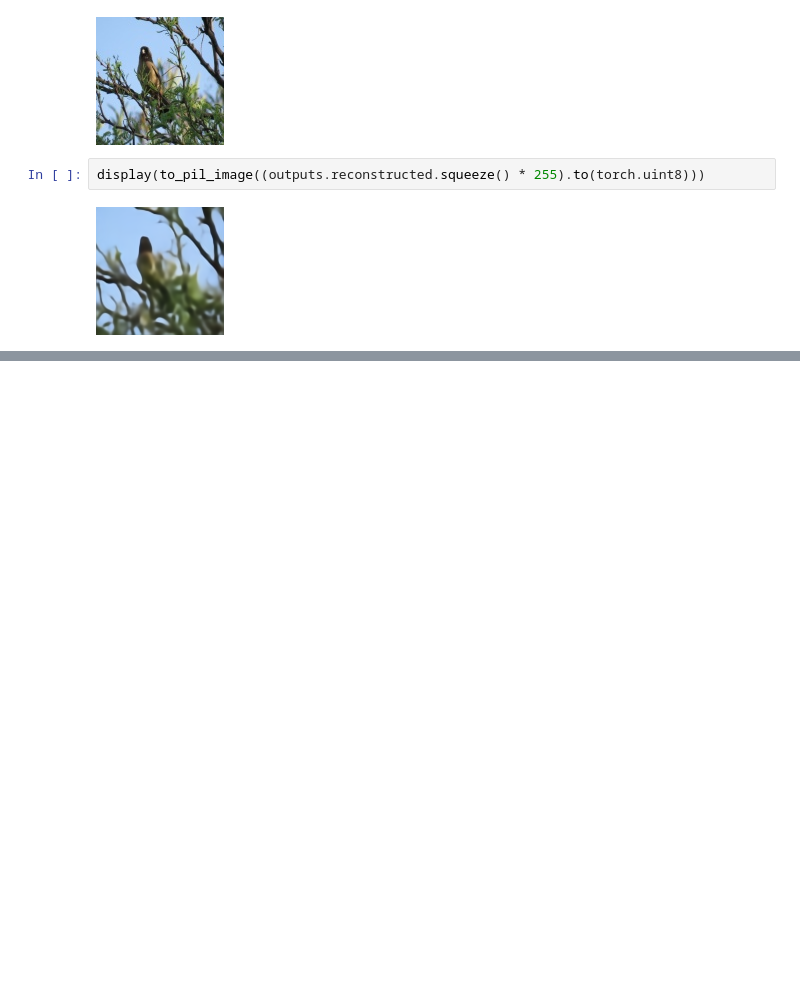
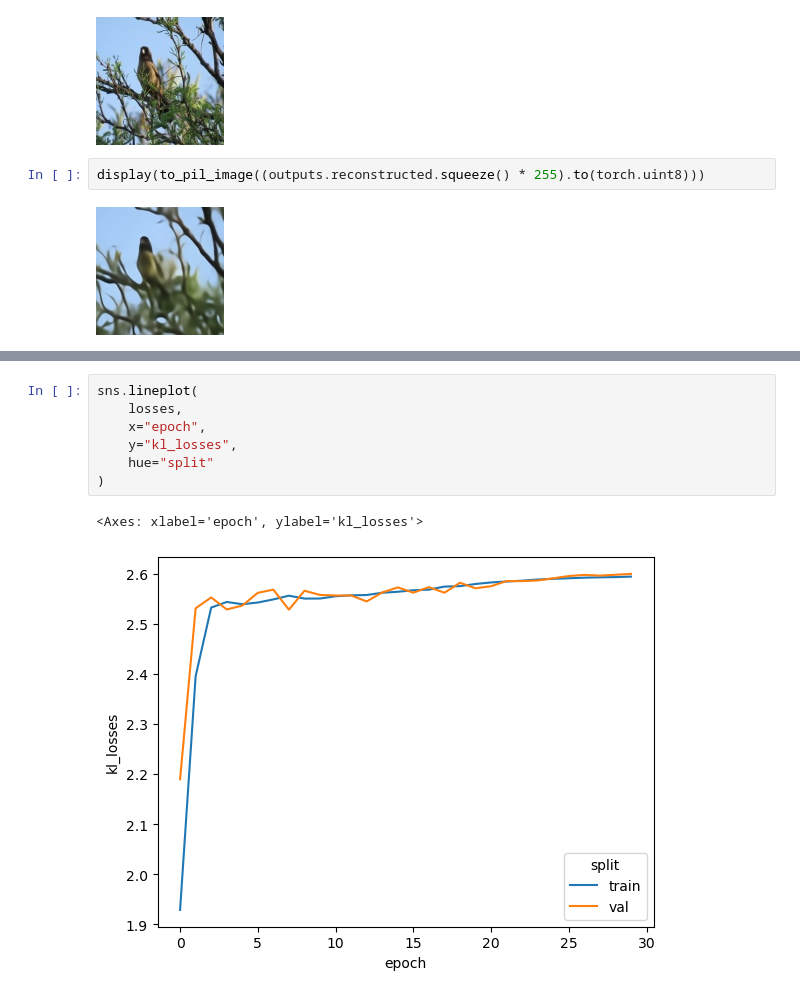
Before and after one commit to rmdluo/Bidirectional-Bird-Call-Bird-Image-Generator, a Jupyter notebook: scripts/test_photo_vae.ipynb, the cells around one changed output, grey strips where cells are left out. Drawn from its saved outputs; the diff is of its cells as text; blank space fills up the shorter version.

```diff
--- a/scripts/test_photo_vae.ipynb
+++ b/scripts/test_photo_vae.ipynb
@@ -69,0 +90,10 @@ display(to_pil_image((outputs.reconstructed.squeeze() * 255).to(torch.uint8)))
+# %%
+sns.lineplot(
+    losses,
+    x="epoch",
+    y="kl_losses",
+    hue="split"
+)
+# %% [output]
+<Axes: xlabel='epoch', ylabel='kl_losses'>
+[figure, added]
```
Also changed, not shown: parts of 12 cells of this notebook.
